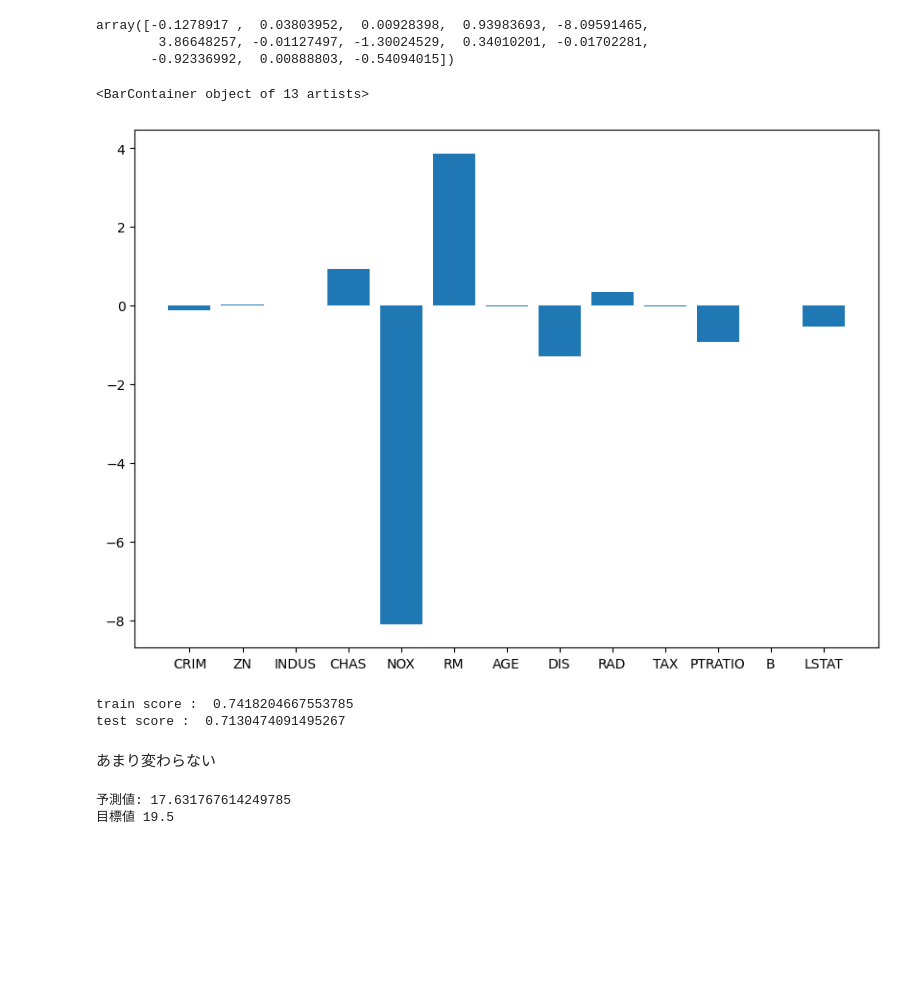
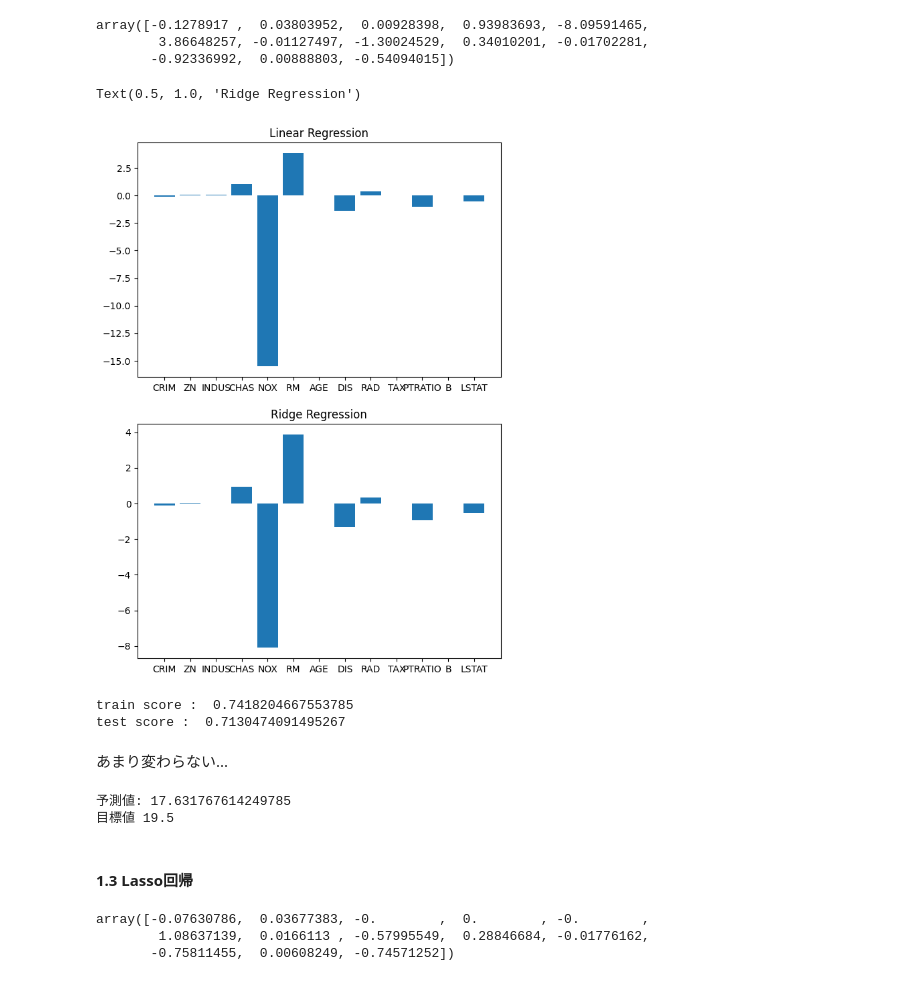
Before and after one commit to tkkazuya/machine_learning, a Jupyter notebook: Regression/Regression.ipynb, the cells around one changed output. Cells and saved outputs as stored; diff of their text form; code cells hidden in the pictures; blank space fills up the shorter version.

```diff
--- a/Regression/Regression.ipynb
+++ b/Regression/Regression.ipynb
@@ -100,9 +108,9 @@ print('目標値: ', t_test[0])
 #### 1.2 Ridge回帰
 # %%
 from sklearn.linear_model import Ridge
-model2 = Ridge(alpha=1)
+ridge = Ridge(alpha=1)
 # %%
-model2.fit(x_train, t_train)
+ridge.fit(x_train, t_train)
 # %% [output]
 Ridge(alpha=1)
 # %%
@@ -112,10 +120,19 @@ array([-0.1278917 ,  0.03803952,  0.00928398,  0.93983693, -8.09591465,
         3.86648257, -0.01127497, -1.30024529,  0.34010201, -0.01702281,
        -0.92336992,  0.00888803, -0.54094015])
 # %%
-plt.figure(figsize=(10,7))
+fig = plt.figure(figsize=(7,10))
 left = np.array(['CRIM','ZN','INDUS','CHAS','NOX','RM','AGE','DIS','RAD','TAX','PTRATIO','B','LSTAT'])
-plt.bar(x=left, height=model2.coef_)
+
+# 重回帰分析
+ax1 = fig.add_subplot(2, 1, 1)
+ax1.bar(x=left, height=model.coef_)
+ax1.set_title('Linear Regression')
+
+# Ridge回帰
+ax2 = fig.add_subplot(2, 1, 2)
+ax2.bar(x=left, height=ridge.coef_)
+ax2.set_title('Ridge Regression')
 # %% [output]
-<BarContainer object of 13 artists>
+Text(0.5, 1.0, 'Ridge Regression')
-[figure, old version]
+[figure, new version]
 # %%
@@ -125,5 +142,5 @@ print('test score : ', model2.score(x_test, t_test))
 train score :  0.7418204667553785
 test score :  0.7130474091495267
 # %% [markdown]
-あまり変わらない
+あまり変わらない...
 # %%
@@ -133,3 +150,14 @@ print('目標値' ,t_test[0])
 # %% [output]
 予測値: 17.631767614249785
 目標値 19.5
+# %% [markdown]
+#### 1.3 Lasso回帰
+# %%
+from sklearn.linear_model import Lasso
+lasso = Lasso(alpha=1)
+lasso.fit(x_train, t_train)
+lasso.coef_
+# %% [output]
+array([-0.07630786,  0.03677383, -0.        ,  0.        , -0.        ,
+        1.08637139,  0.0166113 , -0.57995549,  0.28846684, -0.01776162,
+       -0.75811455,  0.00608249, -0.74571252])
```
Also changed, not shown: parts of 10 cells of this notebook.
